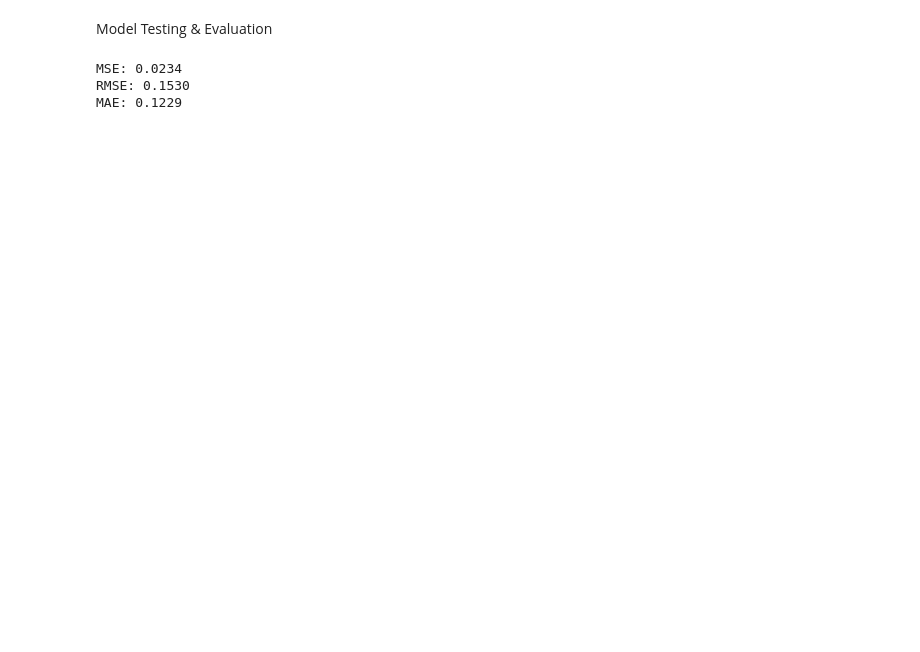
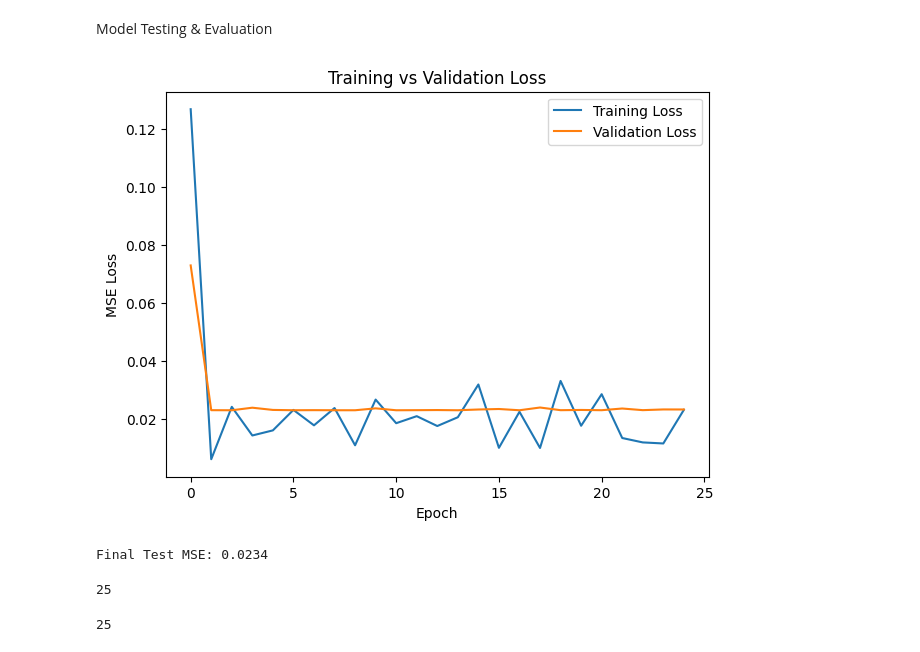
Before and after one commit to PRABHAV-RA2011003011010/Multi_Image_Classification_Using_Pytorch, a Jupyter notebook: admission.ipynb, the cells around one changed output. Cells and saved outputs as stored; diff of their text form; code cells hidden in the pictures; blank space fills up the shorter version.

```diff
--- a/admission.ipynb
+++ b/admission.ipynb
@@ -254,7 +255,9 @@ model = Model(X_train_tensor.shape[1])
 
 #define optimizer
 optimizer = torch.optim.SGD(model.parameters(), lr=learning_rate)
-
+criterion = nn.MSELoss()
+train_loss=[]
+val_loss=[]
 for epoch in range(epochs):
 
   for batch_x,batch_y in train_dataloader:
@@ -272,5 +275,11 @@ for epoch in range(epochs):
     optimizer.step()
 
   # print loss in each epoch
+  model.eval()
+  with torch.no_grad():
+      y_val_pred = model(X_test_tensor)
+      valu_loss = criterion(y_val_pred.squeeze(), y_test_tensor)
+      val_loss.append(valu_loss.item())
+  train_loss.append(loss.item())
   print(f'Epoch: {epoch + 1}, Loss: {loss.item():.4f}')
 # %% [output]
@@ -294,17 +303,29 @@ Epoch: 25, Loss: 0.0098
 # %% [markdown]
 Model Testing & Evaluation
-# %%
-# model evaluation
-with torch.no_grad():
-    y_pred = model(X_test_tensor)
-    mse = torch.mean((y_pred.squeeze() - y_test_tensor) ** 2)
-    rmse = torch.sqrt(mse)
-    mae = torch.mean(torch.abs(y_pred.squeeze() - y_test_tensor))
-
-print(f"MSE: {mse.item():.4f}")
-print(f"RMSE: {rmse.item():.4f}")
-print(f"MAE: {mae.item():.4f}")
-# %% [output]
-MSE: 0.0234
-RMSE: 0.1530
-MAE: 0.1229
+# %%
+# --- Plot Training vs Validation loss ---
+plt.figure(figsize=(7, 5))
+plt.plot(train_loss, label='Training Loss')
+plt.plot(val_loss, label='Validation Loss')
+plt.xlabel('Epoch')
+plt.ylabel('MSE Loss')
+plt.title('Training vs Validation Loss')
+plt.legend()
+plt.show()
+
+# --- Final Test Evaluation ---
+with torch.no_grad():
+    y_test_pred = model(X_test_tensor)
+    test_mse = torch.mean((y_test_pred.squeeze() - y_test_tensor) ** 2)
+    print(f"\nFinal Test MSE: {test_mse.item():.4f}")
+# %% [output]
+[figure, added]
+Final Test MSE: 0.0234
+# %%
+len(train_loss)
+# %% [output]
+25
+# %%
+len(val_loss)
+# %% [output]
+25
```
Also changed, not shown: parts of 4 cells of this notebook.
